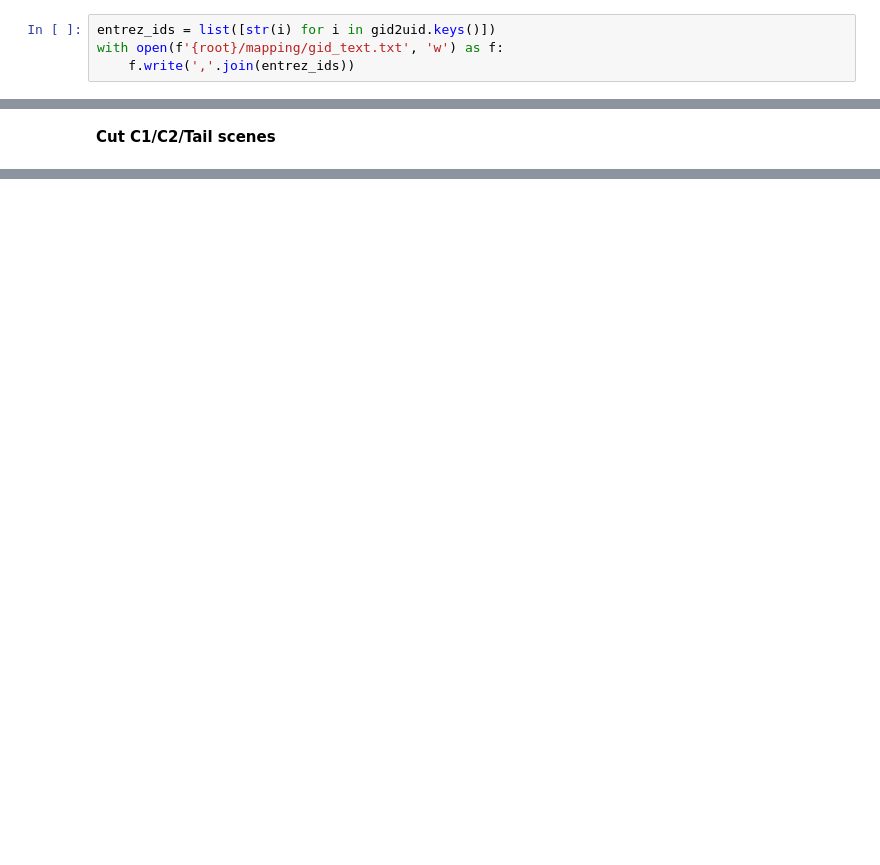
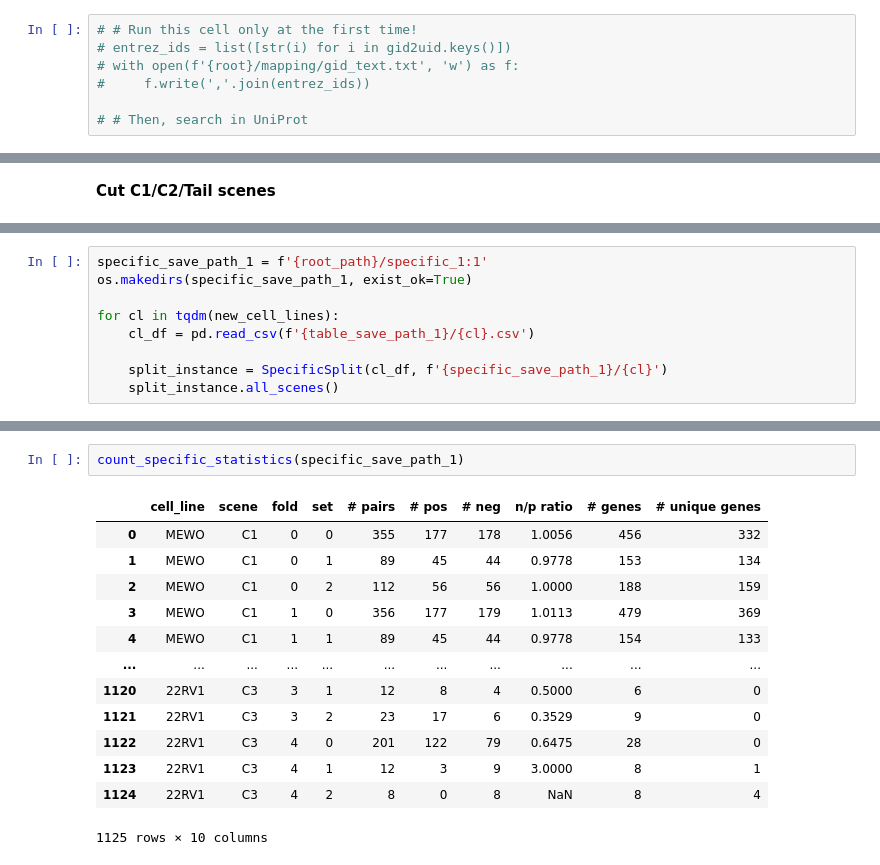
Before and after one commit to Yangqy-16/PFSL, a Jupyter notebook: data_preprocess/preprocess.ipynb, the cells around one changed output, grey strips where cells are left out. Saved outputs shown, nothing was run; the diff lists cells and outputs as text; blank space fills up the shorter version.

```diff
--- a/data_preprocess/preprocess.ipynb
+++ b/data_preprocess/preprocess.ipynb
@@ -5,7 +5,10 @@ warnings.filterwarnings('ignore')
 # %% [markdown]
 **UniProt Search**
 # %%
-entrez_ids = list([str(i) for i in gid2uid.keys()])
-with open(f'{root}/mapping/gid_text.txt', 'w') as f:
-    f.write(','.join(entrez_ids))
+# # Run this cell only at the first time!
+# entrez_ids = list([str(i) for i in gid2uid.keys()])
+# with open(f'{root}/mapping/gid_text.txt', 'w') as f:
+#     f.write(','.join(entrez_ids))
+
+# # Then, search in UniProt
 # %%
@@ -312,0 +328,9 @@ for cl in os.listdir(input_path):  # cell_lines ['JURKAT']
+# %%
+specific_save_path_1 = f'{root_path}/specific_1:1'
+os.makedirs(specific_save_path_1, exist_ok=True)
+
+for cl in tqdm(new_cell_lines):
+    cl_df = pd.read_csv(f'{table_save_path_1}/{cl}.csv')
+
+    split_instance = SpecificSplit(cl_df, f'{specific_save_path_1}/{cl}')
+    split_instance.all_scenes()
@@ -312,0 +362,16 @@ for cl in os.listdir(input_path):  # cell_lines ['JURKAT']
+# %%
+count_specific_statistics(specific_save_path_1)
+# %% [output]
+|  | cell_line | scene | fold | set | # pairs | # pos | # neg | n/p ratio | # genes | # unique genes |
+| 0 | MEWO | C1 | 0 | 0 | 355 | 177 | 178 | 1.0056 | 456 | 332 |
+| 1 | MEWO | C1 | 0 | 1 | 89 | 45 | 44 | 0.9778 | 153 | 134 |
+| 2 | MEWO | C1 | 0 | 2 | 112 | 56 | 56 | 1.0000 | 188 | 159 |
+| 3 | MEWO | C1 | 1 | 0 | 356 | 177 | 179 | 1.0113 | 479 | 369 |
+| 4 | MEWO | C1 | 1 | 1 | 89 | 45 | 44 | 0.9778 | 154 | 133 |
+| ... | ... | ... | ... | ... | ... | ... | ... | ... | ... | ... |
+| 1120 | 22RV1 | C3 | 3 | 1 | 12 | 8 | 4 | 0.5000 | 6 | 0 |
+| 1121 | 22RV1 | C3 | 3 | 2 | 23 | 17 | 6 | 0.3529 | 9 | 0 |
+| 1122 | 22RV1 | C3 | 4 | 0 | 201 | 122 | 79 | 0.6475 | 28 | 0 |
+| 1123 | 22RV1 | C3 | 4 | 1 | 12 | 3 | 9 | 3.0000 | 8 | 1 |
+| 1124 | 22RV1 | C3 | 4 | 2 | 8 | 0 | 8 | NaN | 8 | 4 |
+1125 rows × 10 columns
```
Also changed, not shown: parts of 35 cells of this notebook, 13 other files.
